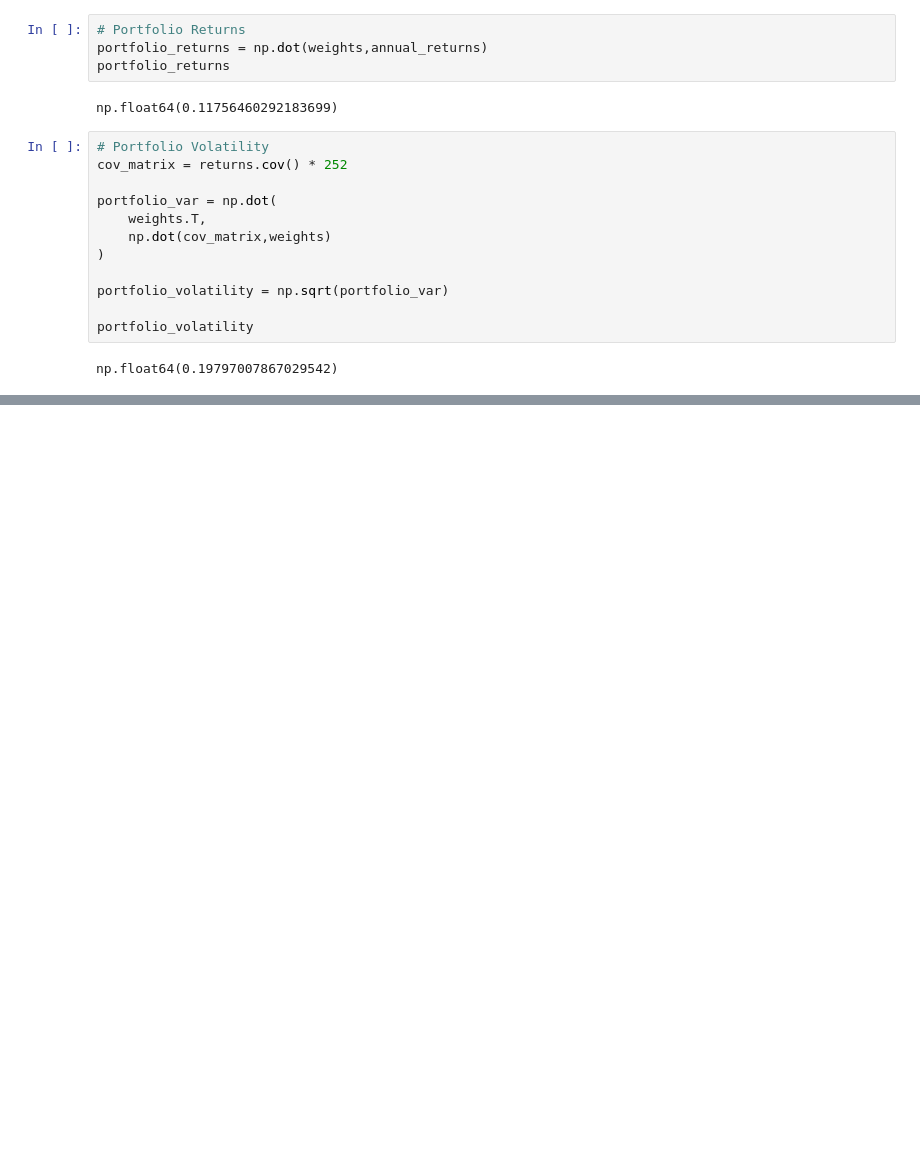
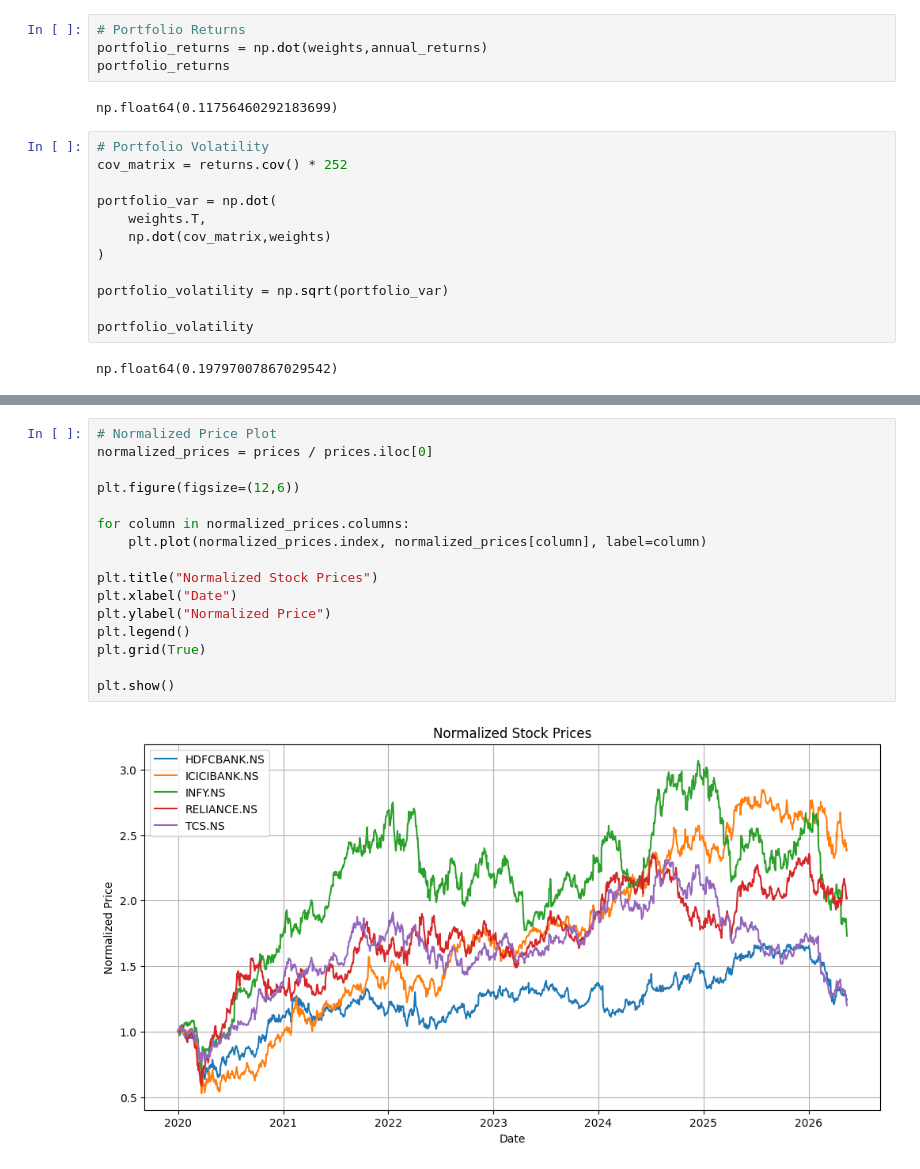
Before and after one commit to Lakshya-1501/week1-stock-analysis, a Jupyter notebook: portfolio_analysis.ipynb, the cells around one changed output, grey strips where cells are left out. Drawn from its saved outputs; the diff is of its cells as text; blank space fills up the shorter version.

```diff
--- a/portfolio_analysis.ipynb
+++ b/portfolio_analysis.ipynb
@@ -147,0 +157,18 @@ np.float64(0.19797007867029542)
+# %%
+# Normalized Price Plot
+normalized_prices = prices / prices.iloc[0]
+
+plt.figure(figsize=(12,6))
+
+for column in normalized_prices.columns:
+    plt.plot(normalized_prices.index, normalized_prices[column], label=column)
+
+plt.title("Normalized Stock Prices")
+plt.xlabel("Date")
+plt.ylabel("Normalized Price")
+plt.legend()
+plt.grid(True)
+
+plt.show()
+# %% [output]
+[figure, added]
```
Also changed, not shown: parts of 2 cells of this notebook, 4 other files.
